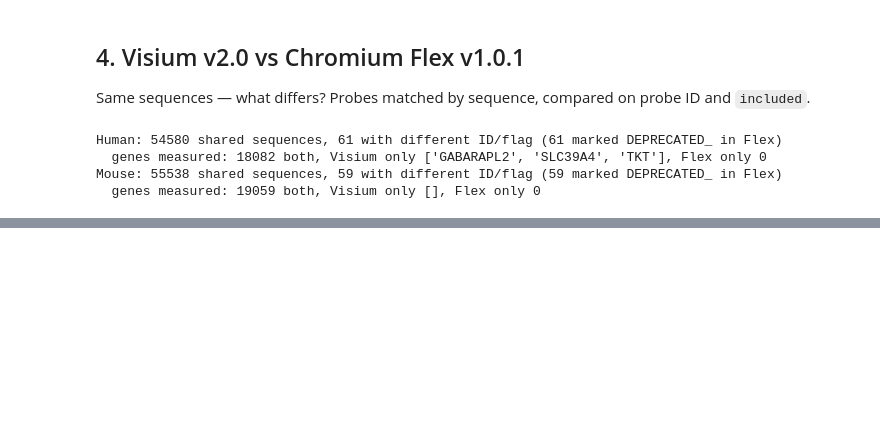
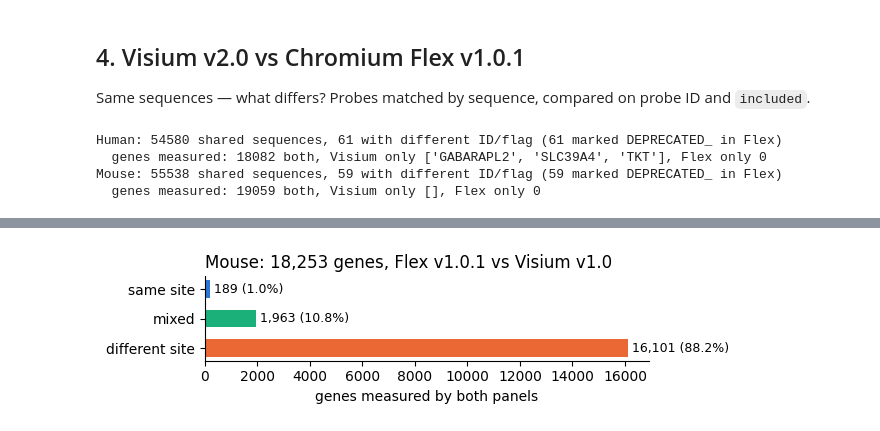
Before and after one commit to spatial-research/SIMPlex_analysis, a Jupyter notebook: scripts/jupyter/technical/probe_overlap.ipynb, the cells around one changed output, grey strips where cells are left out. Drawn from its saved outputs; the diff is of its cells as text; code cells hidden in the pictures; blank space fills up the shorter version.

Commit message:
overlap analysis completed

```diff
--- a/scripts/jupyter/technical/probe_overlap.ipynb
+++ b/scripts/jupyter/technical/probe_overlap.ipynb
@@ -123,0 +166,28 @@ Mouse: 55538 shared sequences, 59 with different ID/flag (59 marked DEPRECATED_
+# %%
+panel = {s: set(probes[v].gene_id[probes[v].included]) & set(probes[f].gene_id[probes[f].included])
+         for s, v, f in [("Human", "Visium Human v2.0", "Chromium Human v1.0.1"),
+                         ("Mouse", "Visium Mouse v1.0", "Chromium Mouse v1.0.1")]}
+symbol = pd.concat(probes.values()).query("included").drop_duplicates("gene_id").set_index("gene_id").probe_id.str.split("|").str[1]
+
+fx = probes["Chromium Mouse v1.0.1"].query("included")
+frac = fx.probe_seq.isin(set(probes["Visium Mouse v1.0"].probe_seq)).groupby(fx.gene_id).mean()
+frac = frac[frac.index.isin(panel["Mouse"])]
+n_flex = fx.groupby("gene_id").size()
+category = pd.Series(np.select([frac == 1, frac > 0], ["same site", "mixed"], "different site"), index=frac.index, name="category")
+category.rename_axis("gene_id").to_frame().assign(symbol=symbol, frac_shared=frac, n_flex_probes=n_flex).to_csv(OUT_DIR / "mouse_gene_overlap_category.csv")
+
+CAT_COL = {"same site": "#2a78d6", "mixed": "#1baf7a", "different site": "#eb6834"}
+n = category.value_counts().reindex(CAT_COL)
+fig, ax = plt.subplots(figsize=(6.5, 1.8))
+ax.barh(n.index, n, color=list(CAT_COL.values()), height=0.6)
+for y, v in enumerate(n):
+    ax.text(v, y, f" {v:,} ({100 * v / n.sum():.1f}%)", va="center", fontsize=9)
+ax.invert_yaxis()
+ax.set_xlabel("genes measured by both panels")
+ax.spines[["top", "right"]].set_visible(False)
+ax.set_title(f"Mouse: {n.sum():,} genes, Flex v1.0.1 vs Visium v1.0", loc="left")
+fig.tight_layout()
+fig.savefig(OUT_DIR / "mouse_gene_overlap_category.pdf")
+plt.show()
+# %% [output]
+[figure, added]
```
Also changed, not shown: parts of 20 cells of this notebook, 1 other file.
